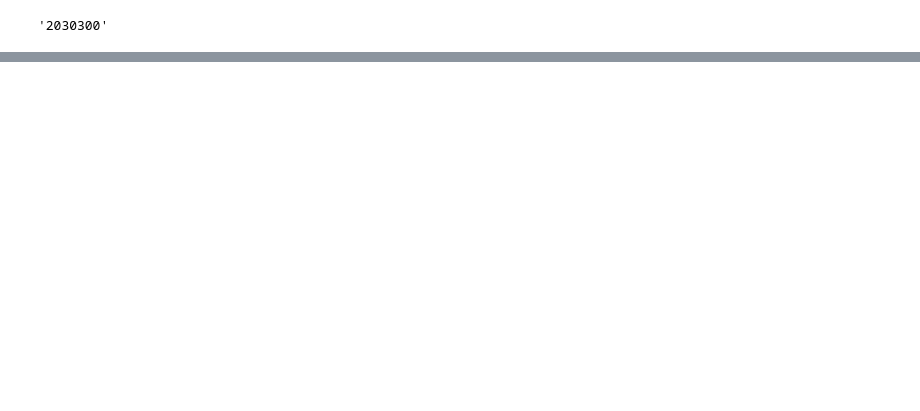
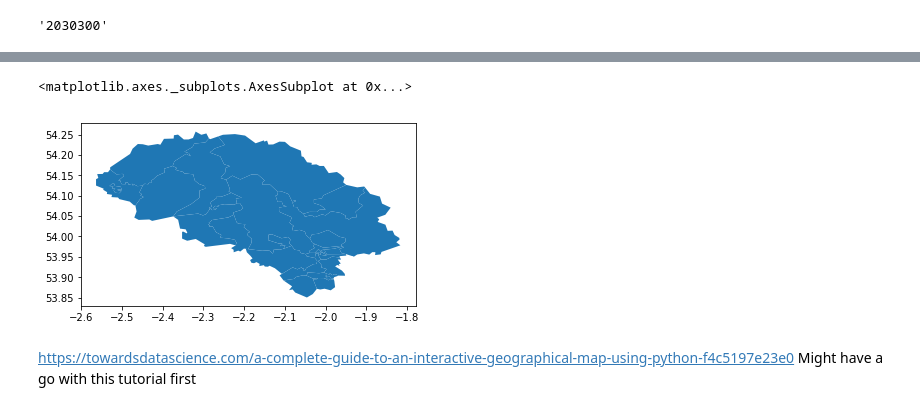
Before and after one commit to EnglishDevil/dbpractice, a Jupyter notebook: Craven Mult Ind Depre practice.ipynb, the cells around one changed output, grey strips where cells are left out. Drawn from its saved outputs; the diff is of its cells as text; code cells hidden in the pictures; blank space fills up the shorter version.

```diff
--- a/Craven Mult Ind Depre practice.ipynb
+++ b/Craven Mult Ind Depre practice.ipynb
@@ -99,0 +155,3 @@ SyntaxError: invalid syntax (<ipython-input-5-a1850b8e3cf2>, line 1)
+# %%
+merged = cravengdf.merge(craven, left_on = 'lsoa11cd', right_on = 'LSOA_code_2011')
+merged.head()
@@ -99,0 +165,8 @@ SyntaxError: invalid syntax (<ipython-input-5-a1850b8e3cf2>, line 1)
+# %%
+merged.plot()
+# %% [output]
+<matplotlib.axes._subplots.AxesSubplot at 0x...>
+[figure, added]
+# %% [markdown]
+https://towardsdatascience.com/a-complete-guide-to-an-interactive-geographical-map-using-python-f4c5197e23e0
+Might have a go with this tutorial first
```
Also changed, not shown: parts of 8 cells of this notebook.
